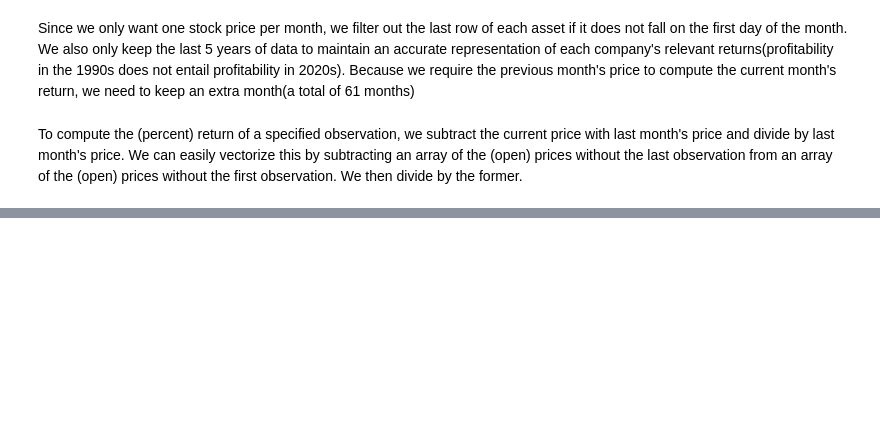
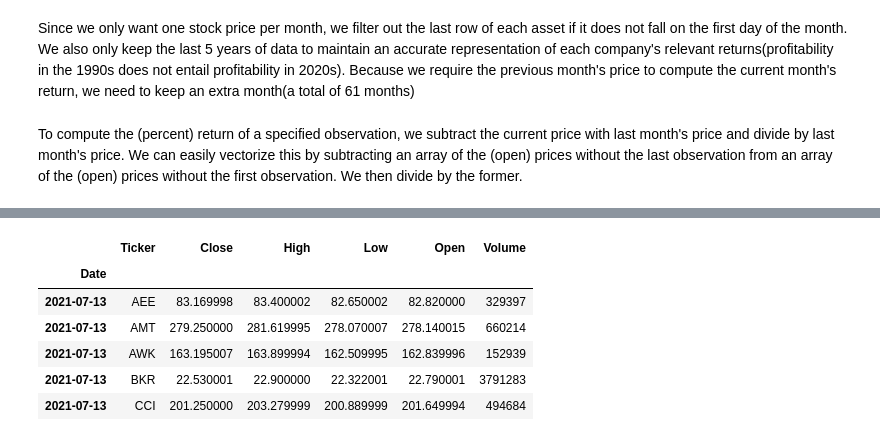
Before and after one commit to chauedwin/PortfolioAnalysis, a Jupyter notebook: PortfolioAnalysis.ipynb, the cells around one changed output, grey strips where cells are left out. Saved outputs shown, nothing was run; the diff lists cells and outputs as text; code cells hidden in the pictures; blank space fills up the shorter version.

```diff
--- a/PortfolioAnalysis.ipynb
+++ b/PortfolioAnalysis.ipynb
@@ -133,0 +130,11 @@ len(z)
+# %%
+latest = latest_raw.stack(level=0).rename_axis(['Date', 'Ticker']).reset_index(level=1)
+latest.head()
+# %% [output]
+|  | Ticker | Close | High | Low | Open | Volume |
+| Date |  |  |  |  |  |  |
+| 2021-07-13 | AEE | 83.169998 | 83.400002 | 82.650002 | 82.820000 | 329397 |
+| 2021-07-13 | AMT | 279.250000 | 281.619995 | 278.070007 | 278.140015 | 660214 |
+| 2021-07-13 | AWK | 163.195007 | 163.899994 | 162.509995 | 162.839996 | 152939 |
+| 2021-07-13 | BKR | 22.530001 | 22.900000 | 22.322001 | 22.790001 | 3791283 |
+| 2021-07-13 | CCI | 201.250000 | 203.279999 | 200.889999 | 201.649994 | 494684 |
```
Also changed, not shown: parts of 23 cells of this notebook, 2 other files.
